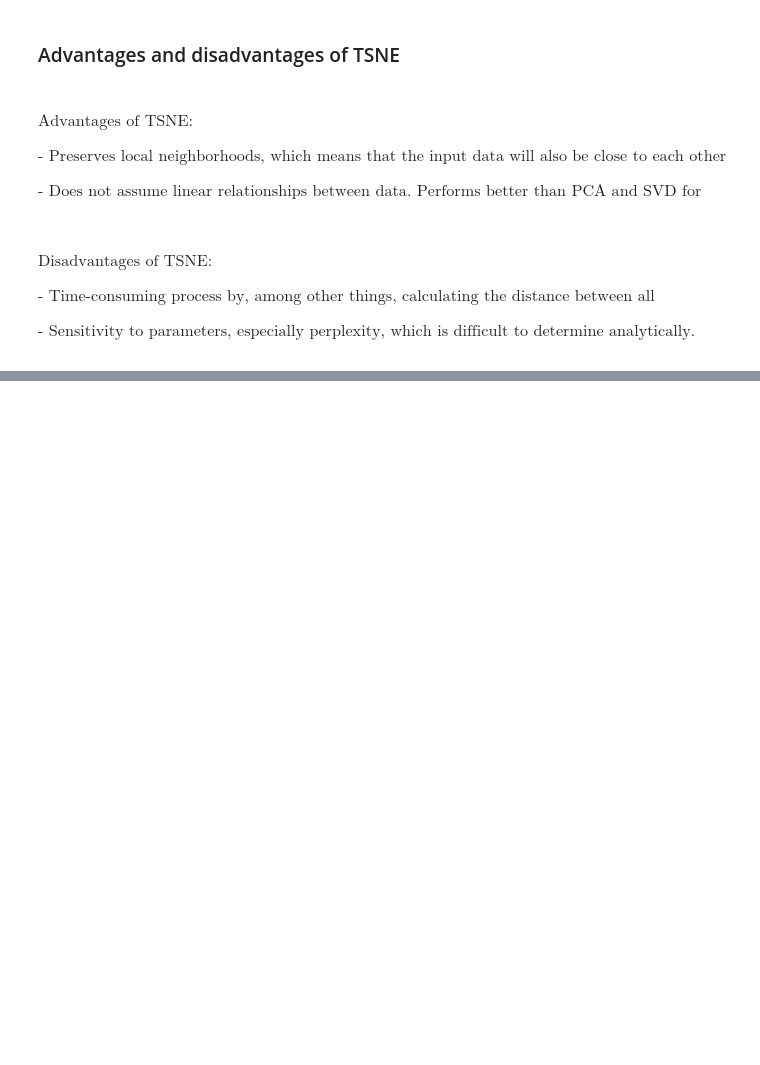
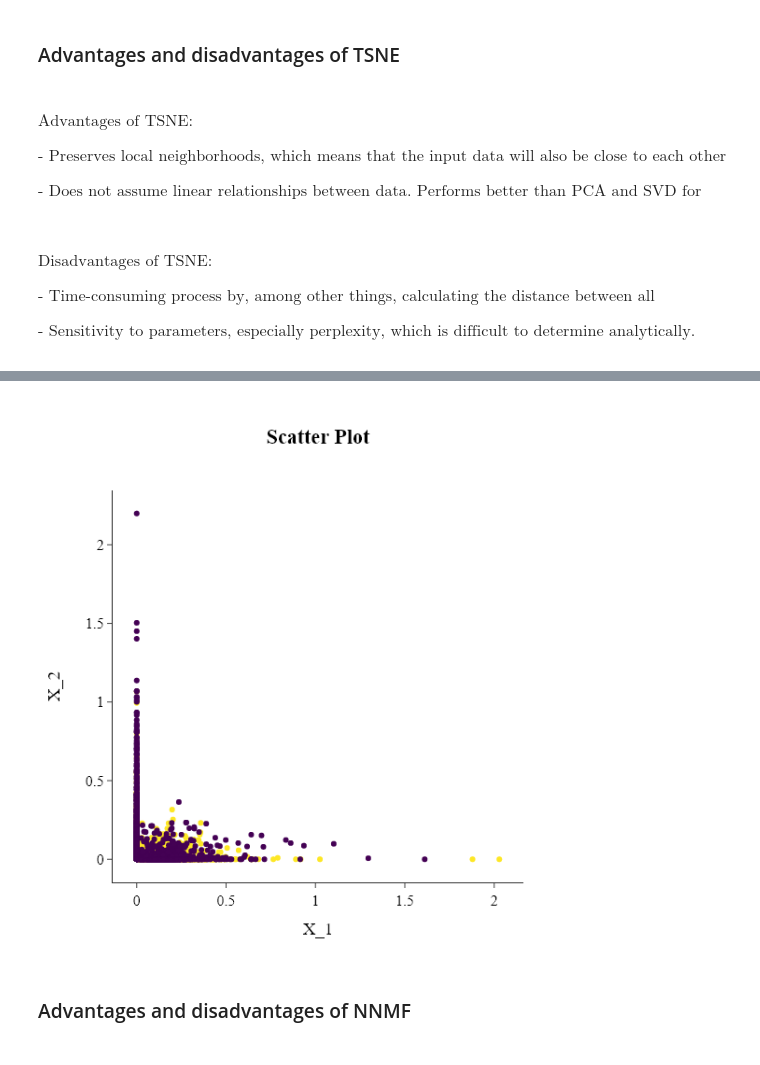
Before and after one commit to kvbiii/Preprocessing, a Jupyter notebook: Redundant_data/Redundant_data_example.ipynb, the cells around one changed output, grey strips where cells are left out. Saved outputs shown, nothing was run; the diff lists cells and outputs as text; code cells hidden in the pictures; blank space fills up the shorter version.

```diff
--- a/Redundant_data/Redundant_data_example.ipynb
+++ b/Redundant_data/Redundant_data_example.ipynb
@@ -1117,0 +1280,3 @@ $\text{- Sensitivity to parameters, especially perplexity, which is difficult to
+# %%
+nnmf_algorithm = NNMF(n_components=2, max_iter=300, learning_rate=0.001, alpha_W=0, alpha_H=0, l1_ratio=0, random_state=17)
+X_transformed = nnmf_algorithm.fit_transform(data=X_classification_scaled_pca, verbose=True)
@@ -1117,0 +1291,6 @@ $\text{- Sensitivity to parameters, especially perplexity, which is difficult to
+# %%
+Other_plots.scatter_plot(X=X_transformed, y=y_classification)
+# %% [output]
+[figure, added]
+# %% [markdown]
+<h3>Advantages and disadvantages of NNMF<h3>
```
Also changed, not shown: parts of 22 cells of this notebook.
